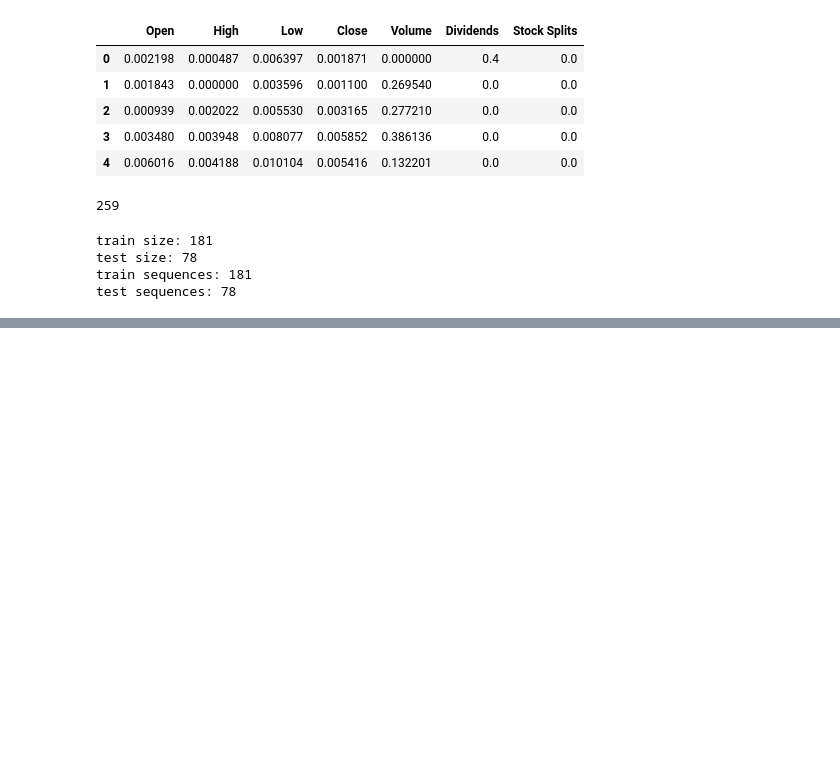
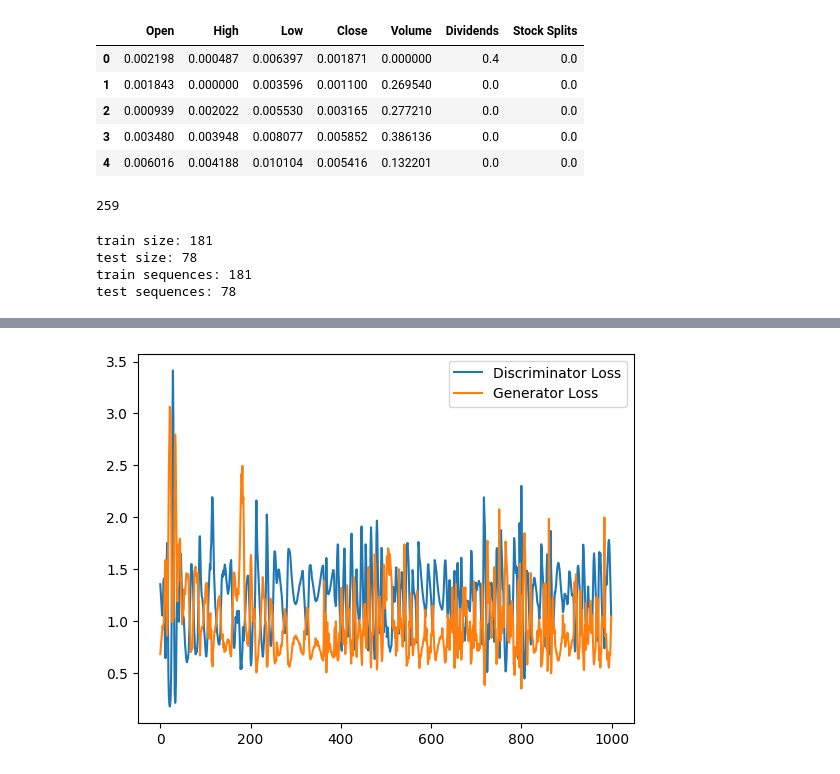
Before and after one commit to algebra2boy/GAN-StockPrediction, a Jupyter notebook: 3. GAN_stock_prediction.ipynb, the cells around one changed output, grey strips where cells are left out. Cells and saved outputs as stored; diff of their text form; code cells hidden in the pictures; blank space fills up the shorter version.

Commit message:
Added basic implementation of the Discrimnator and Training loop

```diff
--- a/3. GAN_stock_prediction.ipynb
+++ b/3. GAN_stock_prediction.ipynb
@@ -78,22 +92,62 @@ class Generator(nn.Module):
 # %%
 # Instantiate models
-device = torch.device("cuba" if torch.cuda.is_available() else "cpu")
+device = torch.device("cuda" if torch.cuda.is_available() else "cpu")
 generator = Generator(feature_dim, hidden_dim, seq_length).to(device)
-# TODO: Discriminator
+discriminator = Discriminator(feature_dim, hidden_dim, seq_length).to(device)
 # %%
 criterion = nn.BCELoss()
 optimizer_G = optim.Adam(generator.parameters(), lr=0.001)
-# TODO: optimizer for discriminator
+optimizer_D = optim.Adam(discriminator.parameters(), lr=0.001)
-# %%
-def train_GAN(generator, discriminator, data, epochs=1000, batch_size=32):
-    real_label = 1
-    fake_label = 0
-
-    # repeat training for epochs
-    for epoch in range(epochs):
-        # mini-batch training
-        for _ in range(len(data) // batch_size):
-            # Train Discriminator
-
-            # Train Generator
-            pass
+# %%
+# Track losses
+losses_D = []
+losses_G = []
+
+def train_GAN(generator, discriminator, data, epochs=1000, batch_size=32):
+    real_label = 1.0
+    fake_label = 0.0
+
+    for epoch in range(epochs):
+        epoch_loss_D = 0
+        epoch_loss_G = 0
+
+        for i in range(0, len(data) - batch_size, batch_size):
+            real_data = torch.tensor(data[i:i + batch_size], dtype=torch.float32).to(device)
+
+            # Train Discriminator
+            discriminator.zero_grad()
+            output_real = discriminator(real_data)
+            label_real = torch.full((batch_size, 1), real_label, dtype=torch.float32).to(device)
+            loss_real = criterion(output_real, label_real)
+
+            noise = torch.randn(batch_size, seq_length, feature_dim).to(device)
+            fake_data = generator(noise)
+            output_fake = discriminator(fake_data.detach())
+            label_fake = torch.full((batch_size, 1), fake_label, dtype=torch.float32).to(device)
+            loss_fake = criterion(output_fake, label_fake)
+
+            loss_D = loss_real + loss_fake
+            loss_D.backward()
+            optimizer_D.step()
+            epoch_loss_D += loss_D.item()
+
+            # Train Generator
+            generator.zero_grad()
+            output_fake_for_G = discriminator(fake_data)
+            label_gen = torch.full((batch_size, 1), real_label, dtype=torch.float32).to(device)
+            loss_G = criterion(output_fake_for_G, label_gen)
+            loss_G.backward()
+            optimizer_G.step()
+            epoch_loss_G += loss_G.item()
+
+        losses_D.append(epoch_loss_D / (len(data) // batch_size))
+        losses_G.append(epoch_loss_G / (len(data) // batch_size))
+        print(f"Epoch [{epoch+1}/{epochs}], Loss D: {losses_D[-1]:.4f}, Loss G: {losses_G[-1]:.4f}")
+
+train_GAN(generator, discriminator, train_sequences, epochs=1000, batch_size=32)
+# Visualize losses
+plt.plot(losses_D, label="Discriminator Loss")
+plt.plot(losses_G, label="Generator Loss")
+plt.legend()
+plt.show()
+# %% [output]
@@ -99,0 +171 @@ def train_GAN(generator, discriminator, data, epochs=1000, batch_size=32):
+[figure, added]
```
Also changed, not shown: parts of 6 cells of this notebook.
